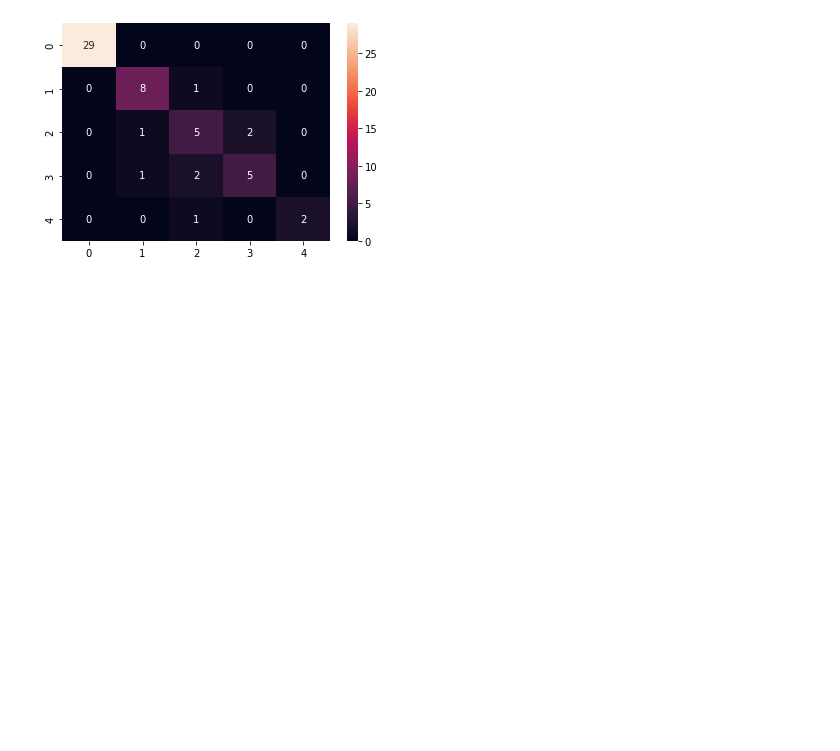
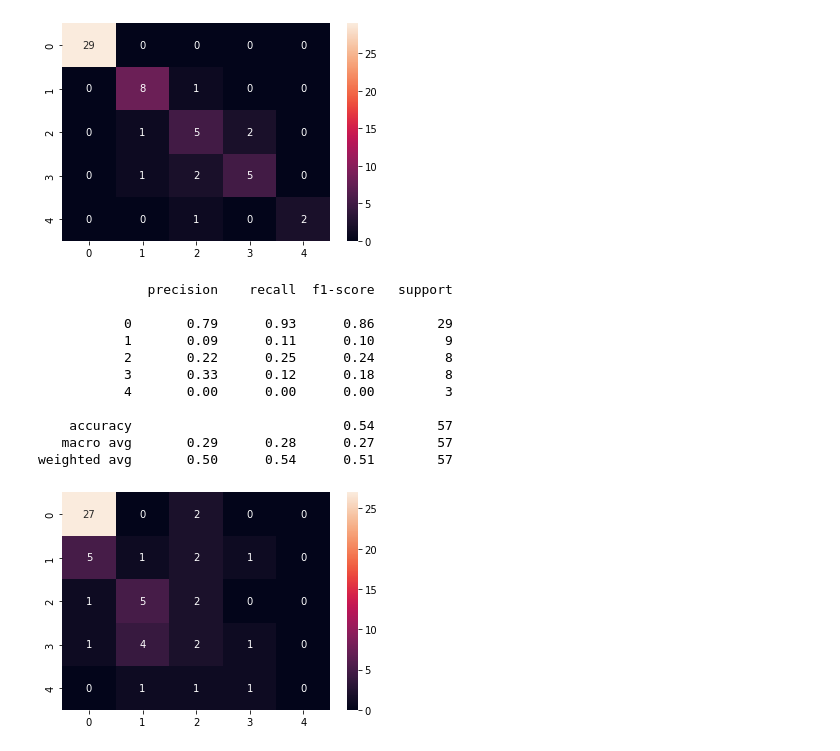
Before and after one commit to Meivenkatkumar/ensembledetection, a Jupyter notebook: adaboost-rfc.ipynb, the cells around one changed output. Cells and saved outputs as stored; diff of their text form; code cells hidden in the pictures; blank space fills up the shorter version.

Commit message:
[svm+tree]: small dataset comparison

```diff
--- a/adaboost-rfc.ipynb
+++ b/adaboost-rfc.ipynb
@@ -187,0 +194,55 @@ weighted avg       0.87      0.86      0.86        57
+# %%
+from sklearn import model_selection
+from sklearn.tree import DecisionTreeClassifier
+from sklearn.svm import SVC
+from sklearn.ensemble import VotingClassifier
+
+
+
+seed = 7
+kfold = model_selection.KFold(n_splits=10, random_state=seed, shuffle=True)
+# create the sub models
+estimatorsh = []
+estimatorss = []
+model1 = DecisionTreeClassifier()
+model2 = SVC(kernel= 'linear', C=10)
+model3 = AdaBoostClassifier(n_estimators=300)
+
+estimatorsh.append(('svm', model2))
+estimatorsh.append(('dt', model1))
+estimatorsh.append(('abc', model3))
+
+
+model1 = DecisionTreeClassifier()
+model2 = SVC(kernel= 'linear', C=10, probability=True)
+model3 = AdaBoostClassifier(n_estimators=300)
+
+estimatorss.append(('svm', model2))
+estimatorss.append(('dt', model1))
+estimatorss.append(('abc', model3))
+
+
+# create the ensemble model
+hensemble = VotingClassifier(estimatorsh, voting ='hard')
+sensemble = VotingClassifier(estimatorss, voting ='soft')
+# %%
+hensemble.fit(X_train, y_train)
+y_pred = hensemble.predict(X_test)
+accuracy_score(y_test, y_pred)
+
+cm = confusion_matrix(y_test, y_pred)
+sns.heatmap(cm, annot=True)
+print(classification_report(y_test, y_pred))
+# %% [output]
+              precision    recall  f1-score   support
+
+           0       0.79      0.93      0.86        29
+           1       0.09      0.11      0.10         9
+           2       0.22      0.25      0.24         8
+           3       0.33      0.12      0.18         8
+           4       0.00      0.00      0.00         3
+
+    accuracy                           0.54        57
+   macro avg       0.29      0.28      0.27        57
+weighted avg       0.50      0.54      0.51        57
+[figure, added]
```
Also changed, not shown: parts of 4 cells of this notebook.
